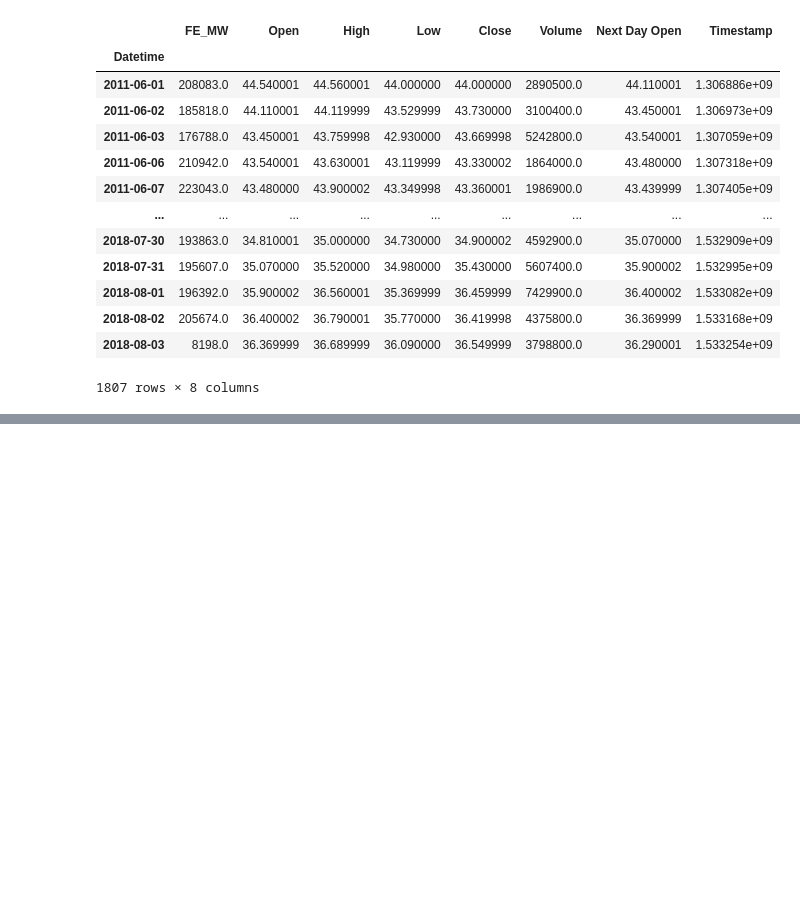
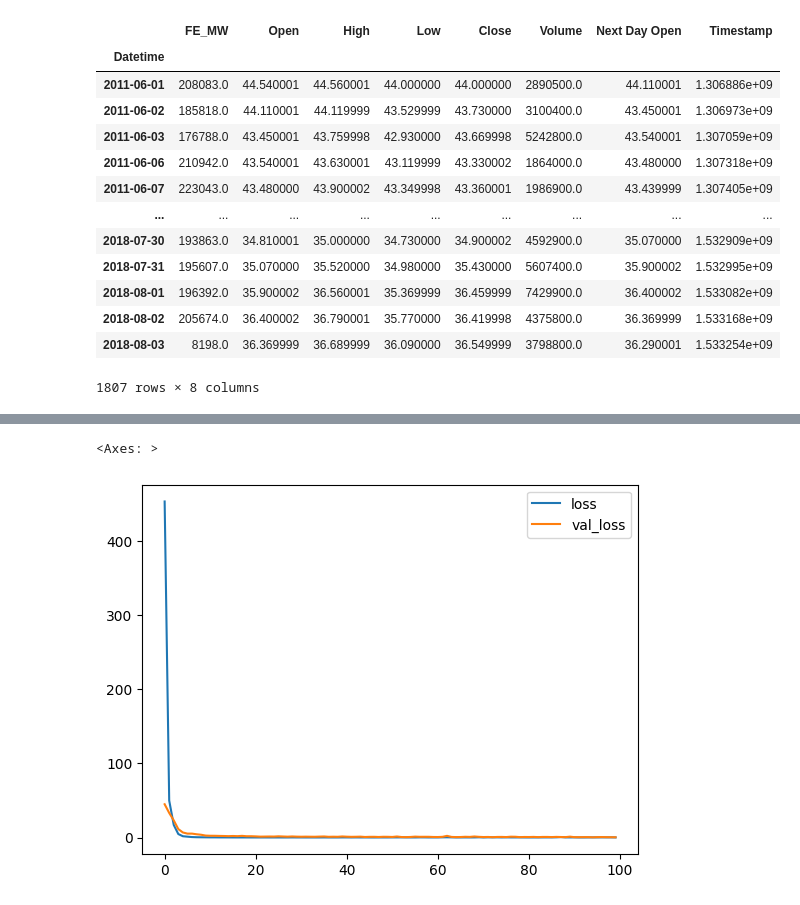
Before and after one commit to lukejjacobs/PJM-Energy-Consumption--Stock-Data, a Jupyter notebook: Stock_AI_Predictions.ipynb, the cells around one changed output, grey strips where cells are left out. Saved outputs shown, nothing was run; the diff lists cells and outputs as text; code cells hidden in the pictures; blank space fills up the shorter version.

```diff
--- a/Stock_AI_Predictions.ipynb
+++ b/Stock_AI_Predictions.ipynb
@@ -159,11 +135,11 @@ from sklearn.preprocessing import StandardScaler
 import pandas as pd
 
 # seperate into targets and features
-target = combined_df['Next Day Open']
-features = combined_df.reset_index().drop(columns = ['Next Day Open', 'Datetime'])
 
-# seperate train and test data
-X_train, X_test, y_train, y_test = train_test_split (features, target, random_state = 1)
+y_train = combined_df['Next Day Open'].iloc[:1407]
+y_test = combined_df['Next Day Open'].iloc[1407:]
+X_train = combined_df.reset_index().drop(columns = ['Next Day Open', 'Datetime']).iloc[:1407]
+X_test = combined_df.reset_index().drop(columns = ['Next Day Open', 'Datetime']).iloc[1407:]
 # %%
 # Create a StandardScaler instances
 scaler = StandardScaler()
@@ -179,8 +155,13 @@ import keras
 from keras import layers
 
 model = keras.Sequential()
-model.add(layers.Dense(64, kernel_initializer='uniform', input_shape=(10,)))
-model.add(layers.Activation('softmax'))
 
-opt = keras.optimizers.Adam(learning_rate=0.01)
-model.compile(loss='categorical_crossentropy', optimizer=opt)
+model.add(layers.Input((7,)))
+
+model.add(layers.Dense(64, activation = 'relu'))
+
+model.add(layers.Dense(64, activation = 'relu'))
+
+model.add(layers.Dense(1))
+
+model.summary()
@@ -192,0 +182,9 @@ optimizer = keras.optimizers.SGD(learning_rate=lr_schedule)
+# %%
+model.compile(loss = 'mean_squared_error', optimizer = keras.optimizers.Adam(learning_rate = 0.01))
+# %%
+fit_model = model.fit(
+    X_train_scaled,
+    y_train,
+    epochs = 100,
+    validation_split = .2,
+)
@@ -192,0 +222,5 @@ optimizer = keras.optimizers.SGD(learning_rate=lr_schedule)
+# %%
+history_df = pd.DataFrame(fit_model.history)
+# %% [output]
+<Axes: >
+[figure, added]
```
Also changed, not shown: parts of 13 cells of this notebook.
